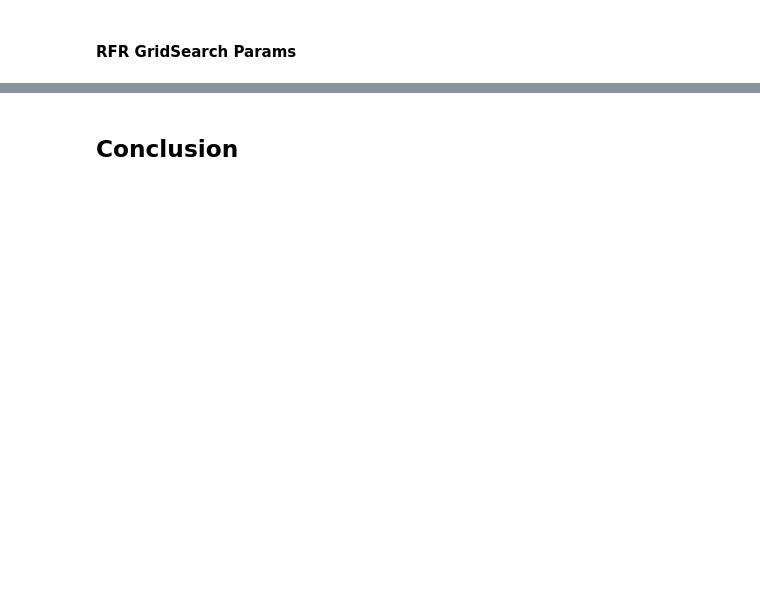
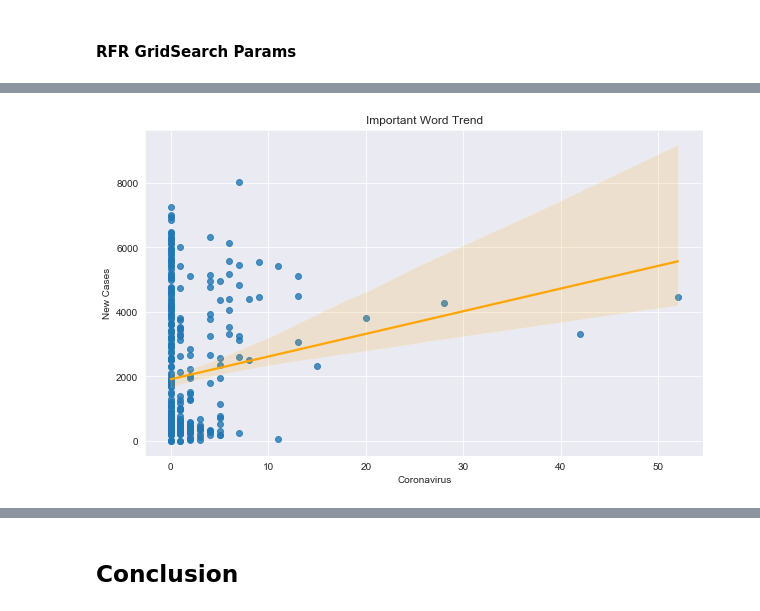
Before and after one commit to Ericusick/NYCovid_Tweets, a Jupyter notebook: CovidTweets.ipynb, the cells around one changed output, grey strips where cells are left out. Saved outputs shown, nothing was run; the diff lists cells and outputs as text; code cells hidden in the pictures; blank space fills up the shorter version.

```diff
--- a/CovidTweets.ipynb
+++ b/CovidTweets.ipynb
@@ -1137,0 +1095,4 @@ mean_squared_error(gs_lrfrg_pred, cy_test)
+# %%
+regplot('coronavirus')
+# %% [output]
+[figure, added]
```
Also changed, not shown: parts of 51 cells of this notebook, 10 other files.
